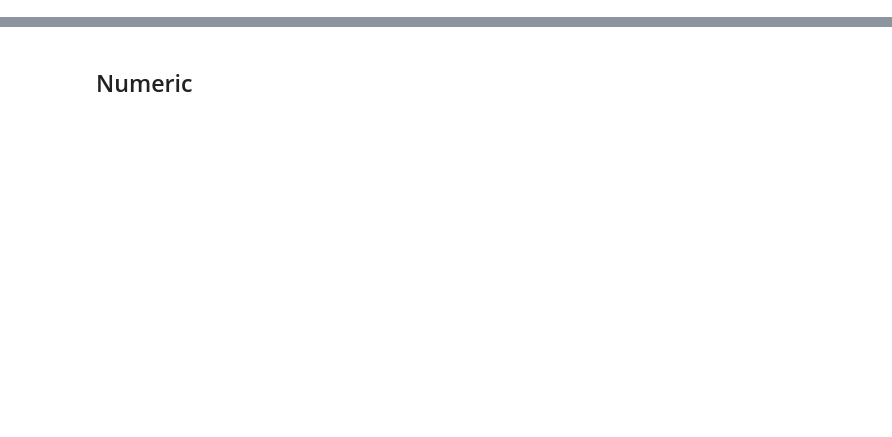
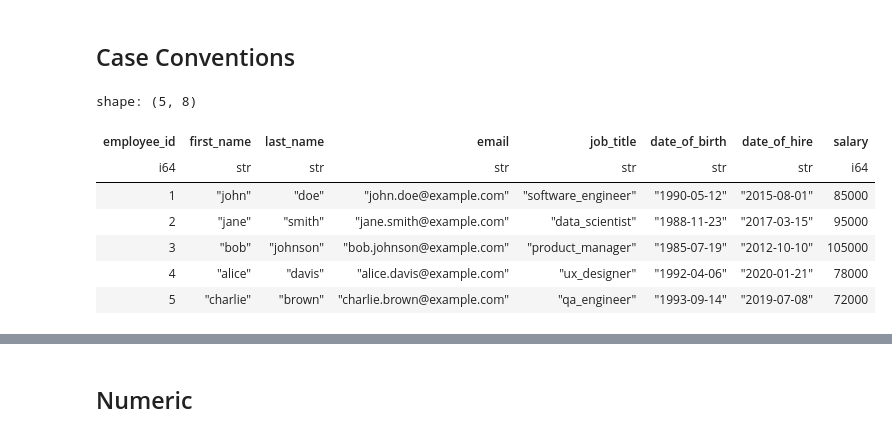
Before and after one commit to jrasband-dev/polars-extensions, a Jupyter notebook: usage.ipynb, the cells around one changed output, grey strips where cells are left out. Saved outputs shown, nothing was run; the diff lists cells and outputs as text; code cells hidden in the pictures; blank space fills up the shorter version.

```diff
--- a/usage.ipynb
+++ b/usage.ipynb
@@ -7,2 +34,19 @@ data
+# %% [markdown]
+## Case Conventions
+# %%
+import polars as pl
+from polars_extensions import * #Import all extensions
+
+data = pl.read_csv('datasets/employees.csv')
+data
+# %% [output]
+shape: (5, 8)
+| employee_id | first_name | last_name | email | job_title | date_of_birth | date_of_hire | salary |
+| i64 | str | str | str | str | str | str | i64 |
+| 1 | "john" | "doe" | "john.doe@example.com" | "software_engineer" | "1990-05-12" | "2015-08-01" | 85000 |
+| 2 | "jane" | "smith" | "jane.smith@example.com" | "data_scientist" | "1988-11-23" | "2017-03-15" | 95000 |
+| 3 | "bob" | "johnson" | "bob.johnson@example.com" | "product_manager" | "1985-07-19" | "2012-10-10" | 105000 |
+| 4 | "alice" | "davis" | "alice.davis@example.com" | "ux_designer" | "1992-04-06" | "2020-01-21" | 78000 |
+| 5 | "charlie" | "brown" | "charlie.brown@example.com" | "qa_engineer" | "1993-09-14" | "2019-07-08" | 72000 |
 # %%
 data.name_ext.to_kebeb_case()
```
Also changed, not shown: parts of 19 cells of this notebook, 1 other file.
